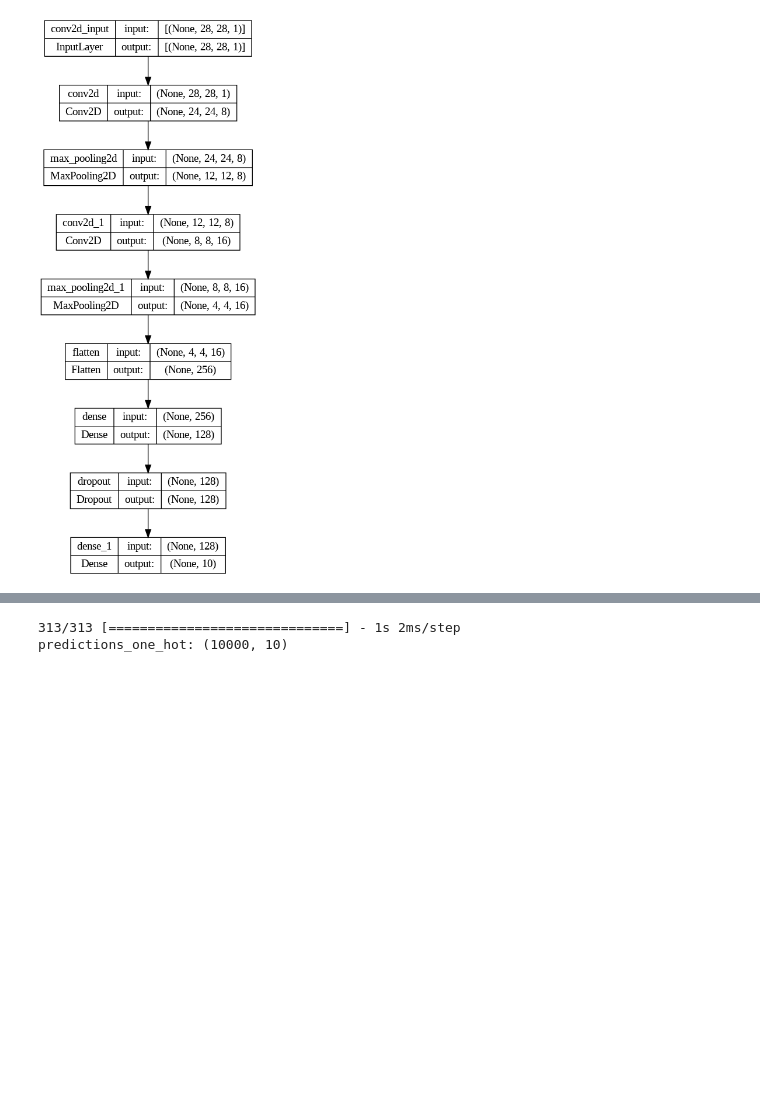
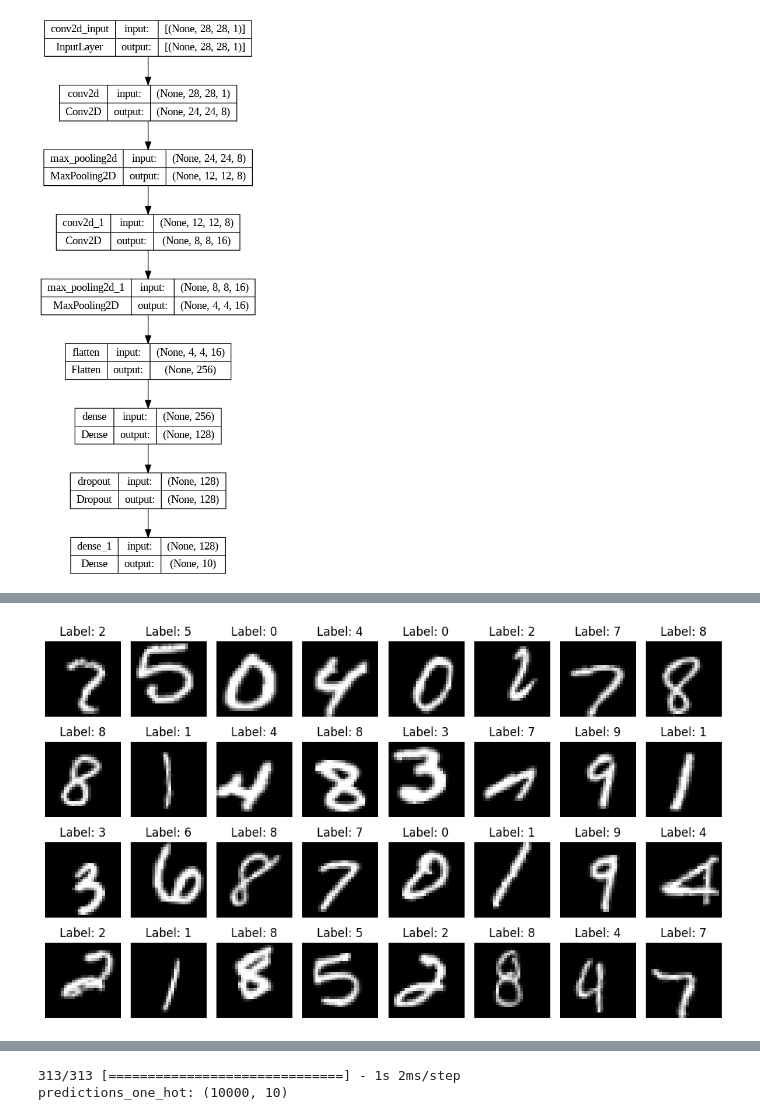
Before and after one commit to emilyxietty/DigitRecognizer, a Jupyter notebook: digit2.ipynb, the cells around one changed output, grey strips where cells are left out. Saved outputs shown, nothing was run; the diff lists cells and outputs as text; code cells hidden in the pictures; blank space fills up the shorter version.

```diff
--- a/digit2.ipynb
+++ b/digit2.ipynb
@@ -257,3 +274,16 @@ Epoch 10/10
+# %%
+images, labels = next(augmented_data)
+
+# Display the augmented images
+fig, axes = plt.subplots(nrows=4, ncols=8, figsize=(10, 6))
+for i, ax in enumerate(axes.flat):
+    ax.imshow(images[i].reshape(28, 28), cmap='gray')
+    ax.axis('off')
+    ax.set_title(f'Label: {labels[i]}')
+plt.tight_layout()
+plt.show()
+# %% [output]
+[figure, added]
 # %%
 plt.xlabel('Epoch Number')
 plt.ylabel('Loss')
```
Also changed, not shown: parts of 17 cells of this notebook.
